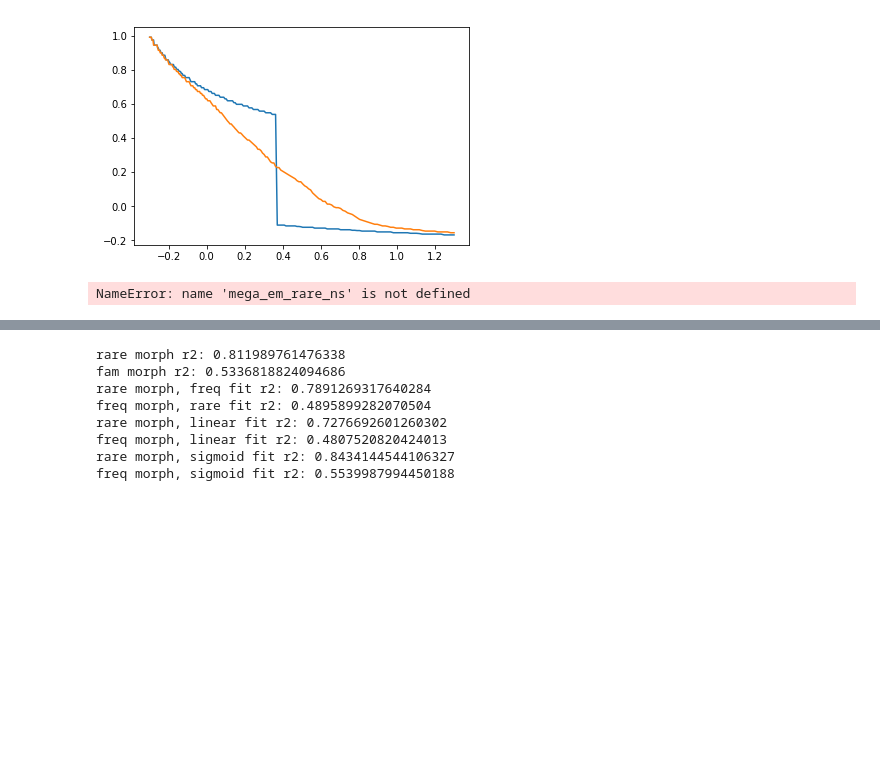
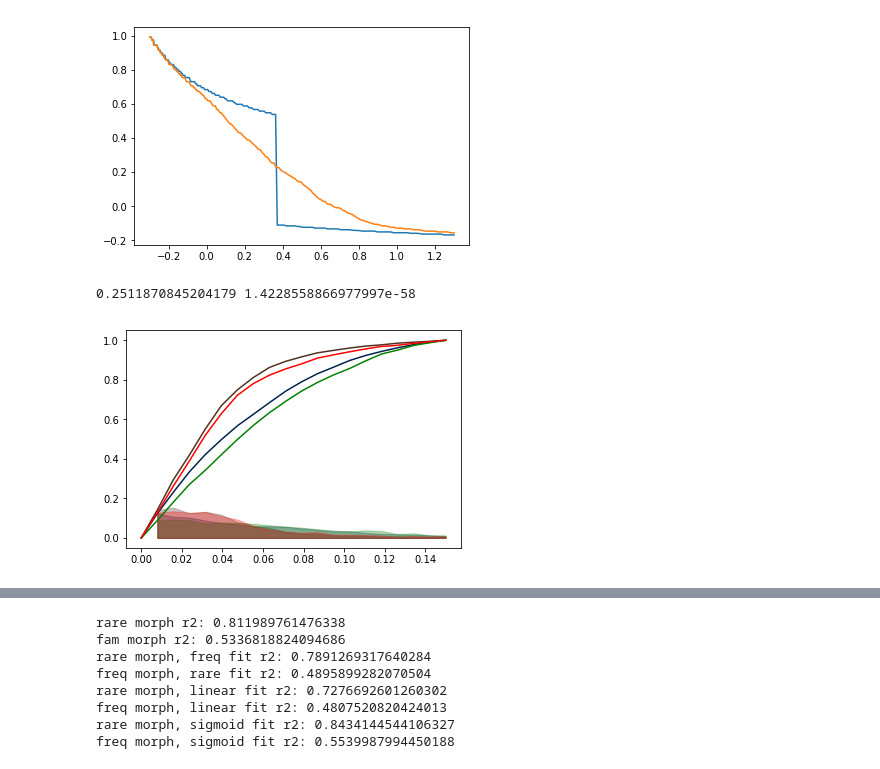
Before and after one commit to GiocomoLab/MightyMorphingPhotonRangers, a Jupyter notebook: SimMats/LogAngleRatioPlots.ipynb, the cells around one changed output, grey strips where cells are left out. Drawn from its saved outputs; the diff is of its cells as text; code cells hidden in the pictures; blank space fills up the shorter version.

```diff
--- a/SimMats/LogAngleRatioPlots.ipynb
+++ b/SimMats/LogAngleRatioPlots.ipynb
@@ -666,7 +666,21 @@ def model_rss(em,lar):
     r2 = lambda y_: np.mean((y_-lar)**2)
     return r2(r_),r2(f_),r2(l_),r2(s_)
 # %%
-rare_cv = model_comparison(mega_em_rare_n,mega_lar_rare)
+rare_cv = model_comparison(mega_em_rare_n_ds,mega_lar_rare_ds)
 fam_cv = model_comparison(mega_em_fam_n,mega_lar_fam)
-# %% [output]
-NameError: name 'mega_em_rare_ns' is not defined
+# %%
+f,ax = plt.subplots()
+edges = np.linspace(0,.15,num=20)
+colors  = [plt.cm.copper(.25),plt.cm.cividis(0.),'green','red']
+for i in range(4):
+    res = np.abs(rare_cv[i]-mega_lar_rare_ds)
+    hist,trsh = np.histogram(res,bins=edges)
+#     ax.fill_between(edges[1:],hist/hist.sum(),color=colors[i],alpha=.3)
+    cdf = np.cumsum(hist/hist.sum())
+    ax.plot(edges[:],np.append(0,cdf),color=colors[i])
+
+D,p = sp.stats.ks_2samp(np.abs(rare_cv[0]-mega_lar_rare_ds),np.abs(rare_cv[2]-mega_lar_rare_ds))
+print(D,p)
+# %% [output]
+0.2511870845204179 1.4228558866977997e-58
+[figure, added]
```
Also changed, not shown: parts of 3 cells of this notebook.
